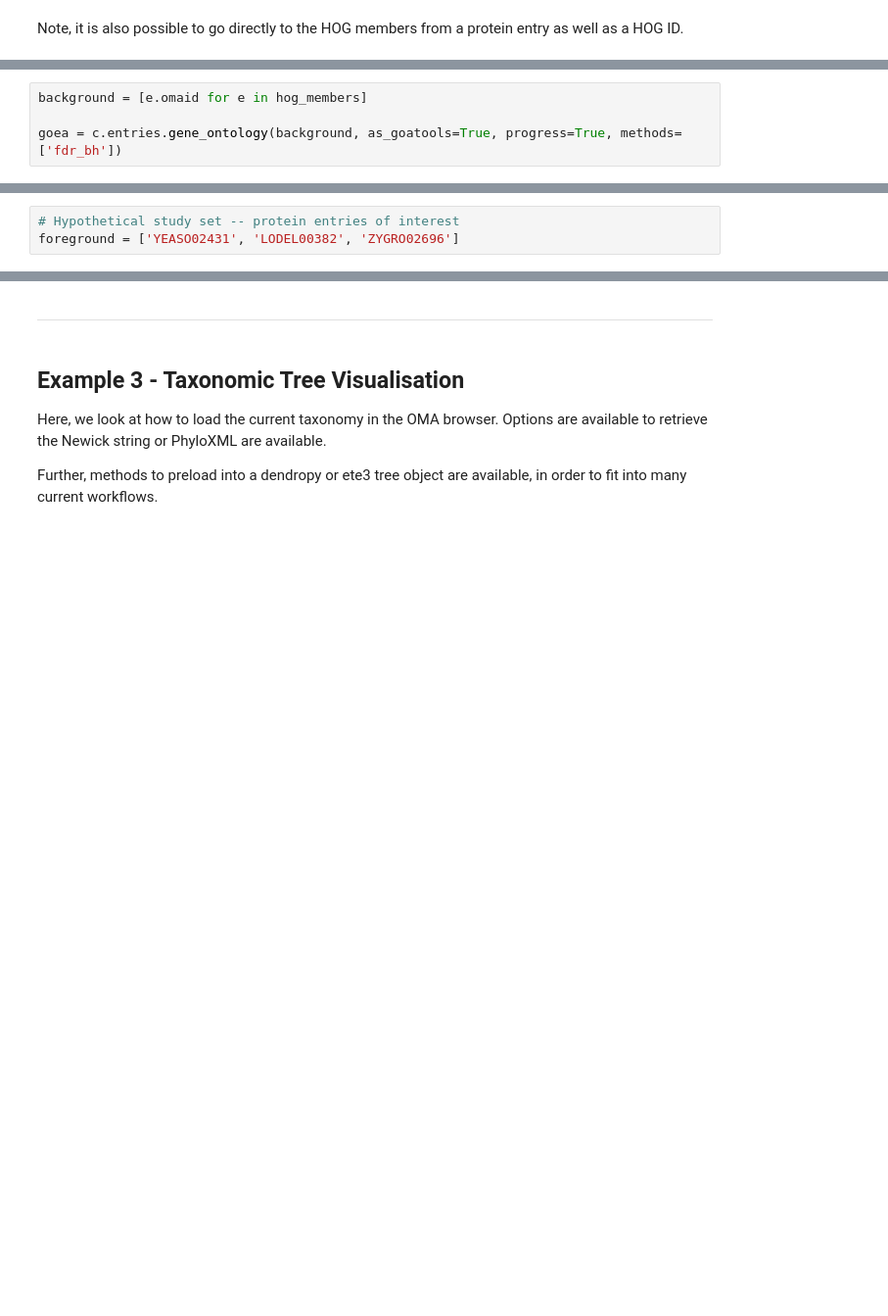
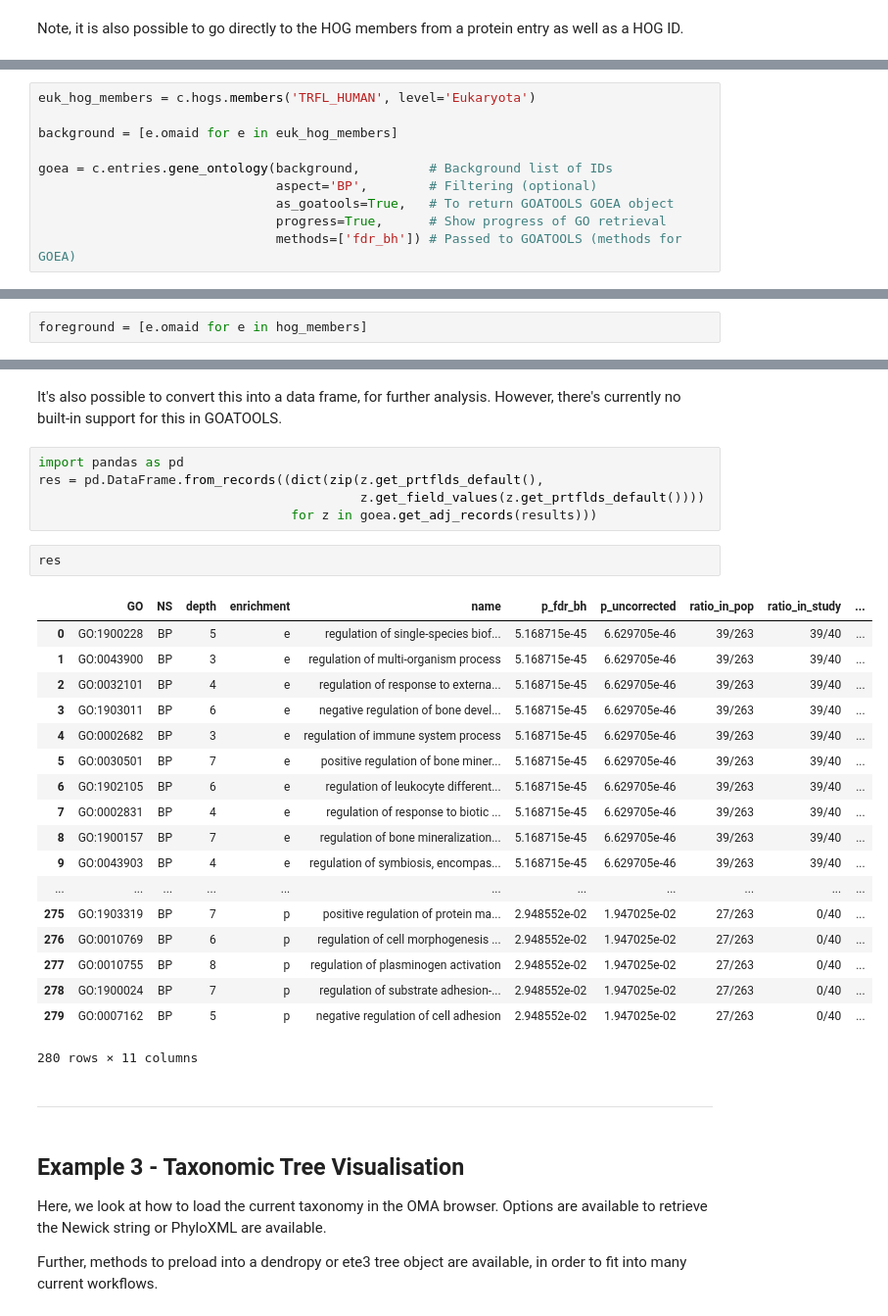
Before and after one commit to DessimozLab/pyomadb, a Jupyter notebook: examples/pyomadb-examples.ipynb, the cells around one changed output, grey strips where cells are left out. Shown: that part at 98% size. Drawn from its saved outputs; the diff is of its cells as text; blank space fills up the shorter version.

```diff
--- a/examples/pyomadb-examples.ipynb
+++ b/examples/pyomadb-examples.ipynb
@@ -153,0 +168,10 @@ Finally, let's find the GO annotations for the members of this HOG and then perf
+# %%
+euk_hog_members = c.hogs.members('TRFL_HUMAN', level='Eukaryota')
+
+background = [e.omaid for e in euk_hog_members]
+
+goea = c.entries.gene_ontology(background,         # Background list of IDs
+                               aspect='BP',        # Filtering (optional)
+                               as_goatools=True,   # To return GOATOOLS GOEA object
+                               progress=True,      # Show progress of GO retrieval
+                               methods=['fdr_bh']) # Passed to GOATOOLS (methods for GOEA)
@@ -154,4 +185,2 @@ Finally, let's find the GO annotations for the members of this HOG and then perf
 # %%
-background = [e.omaid for e in hog_members]
-
-goea = c.entries.gene_ontology(background, as_goatools=True, progress=True, methods=['fdr_bh'])
+foreground = [e.omaid for e in hog_members]
@@ -163,6 +187,3 @@ Propagating term counts to parents ..
-# %%
-# Hypothetical study set -- protein entries of interest
-foreground = ['YEASO02431', 'LODEL00382', 'ZYGRO02696']
 # %%
 results = goea.run_study(foreground)
 # %% [output]
@@ -195,3 +216,31 @@ GO:0003824      MF      p       catalytic activity              2/3     95/96
+# %% [markdown]
+It's also possible to convert this into a data frame, for further analysis. However, there's currently no built-in support for this in GOATOOLS.
+# %%
+import pandas as pd
+res = pd.DataFrame.from_records((dict(zip(z.get_prtflds_default(),
+                                          z.get_field_values(z.get_prtflds_default())))
+                                 for z in goea.get_adj_records(results)))
+# %%
+res
+# %% [output]
+|  | GO | NS | depth | enrichment | name | p_fdr_bh | p_uncorrected | ratio_in_pop | ratio_in_study | ... |
+| 0 | GO:1900228 | BP | 5 | e | regulation of single-species biof... | 5.168715e-45 | 6.629705e-46 | 39/263 | 39/40 | ... |
+| 1 | GO:0043900 | BP | 3 | e | regulation of multi-organism process | 5.168715e-45 | 6.629705e-46 | 39/263 | 39/40 | ... |
+| 2 | GO:0032101 | BP | 4 | e | regulation of response to externa... | 5.168715e-45 | 6.629705e-46 | 39/263 | 39/40 | ... |
+| 3 | GO:1903011 | BP | 6 | e | negative regulation of bone devel... | 5.168715e-45 | 6.629705e-46 | 39/263 | 39/40 | ... |
+| 4 | GO:0002682 | BP | 3 | e | regulation of immune system process | 5.168715e-45 | 6.629705e-46 | 39/263 | 39/40 | ... |
+| 5 | GO:0030501 | BP | 7 | e | positive regulation of bone miner... | 5.168715e-45 | 6.629705e-46 | 39/263 | 39/40 | ... |
+| 6 | GO:1902105 | BP | 6 | e | regulation of leukocyte different... | 5.168715e-45 | 6.629705e-46 | 39/263 | 39/40 | ... |
+| 7 | GO:0002831 | BP | 4 | e | regulation of response to biotic ... | 5.168715e-45 | 6.629705e-46 | 39/263 | 39/40 | ... |
+| 8 | GO:1900157 | BP | 7 | e | regulation of bone mineralization... | 5.168715e-45 | 6.629705e-46 | 39/263 | 39/40 | ... |
+| 9 | GO:0043903 | BP | 4 | e | regulation of symbiosis, encompas... | 5.168715e-45 | 6.629705e-46 | 39/263 | 39/40 | ... |
+| ... | ... | ... | ... | ... | ... | ... | ... | ... | ... | ... |
+| 275 | GO:1903319 | BP | 7 | p | positive regulation of protein ma... | 2.948552e-02 | 1.947025e-02 | 27/263 | 0/40 | ... |
+| 276 | GO:0010769 | BP | 6 | p | regulation of cell morphogenesis ... | 2.948552e-02 | 1.947025e-02 | 27/263 | 0/40 | ... |
+| 277 | GO:0010755 | BP | 8 | p | regulation of plasminogen activation | 2.948552e-02 | 1.947025e-02 | 27/263 | 0/40 | ... |
+| 278 | GO:1900024 | BP | 7 | p | regulation of substrate adhesion-... | 2.948552e-02 | 1.947025e-02 | 27/263 | 0/40 | ... |
+| 279 | GO:0007162 | BP | 5 | p | negative regulation of cell adhesion | 2.948552e-02 | 1.947025e-02 | 27/263 | 0/40 | ... |
+280 rows × 11 columns
 # %% [markdown]
 ---
 # %% [markdown]
```
Also changed, not shown: parts of 27 cells of this notebook, 12 other files.
